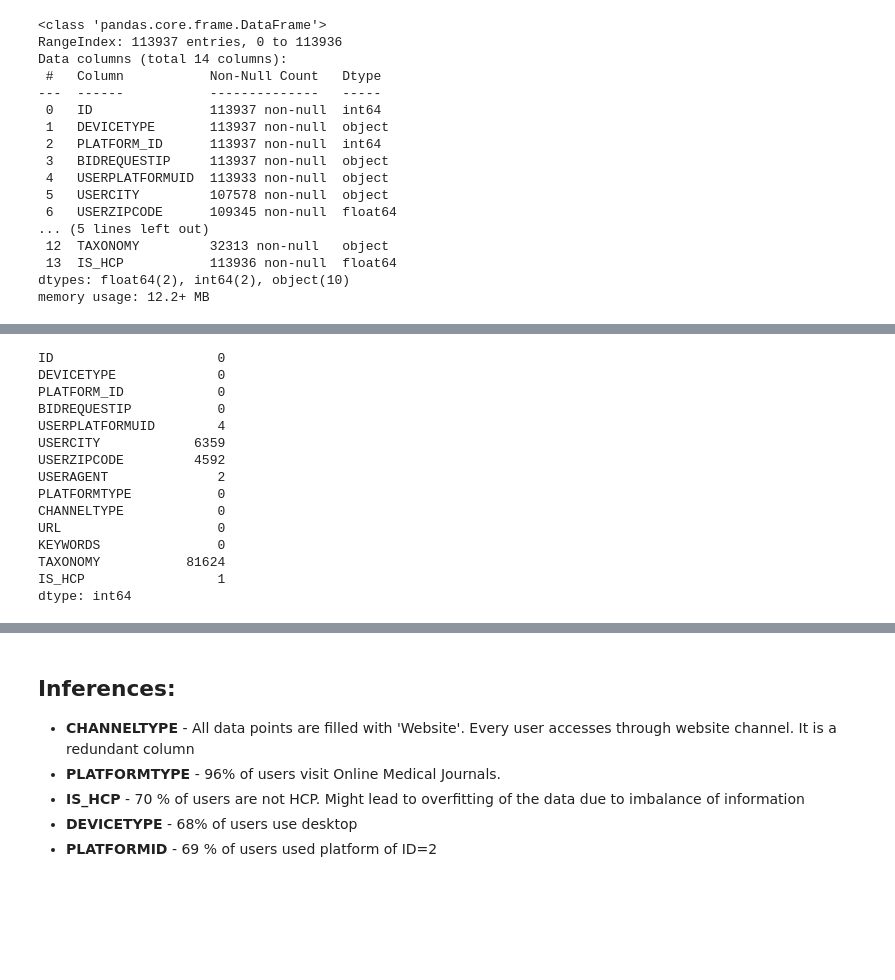
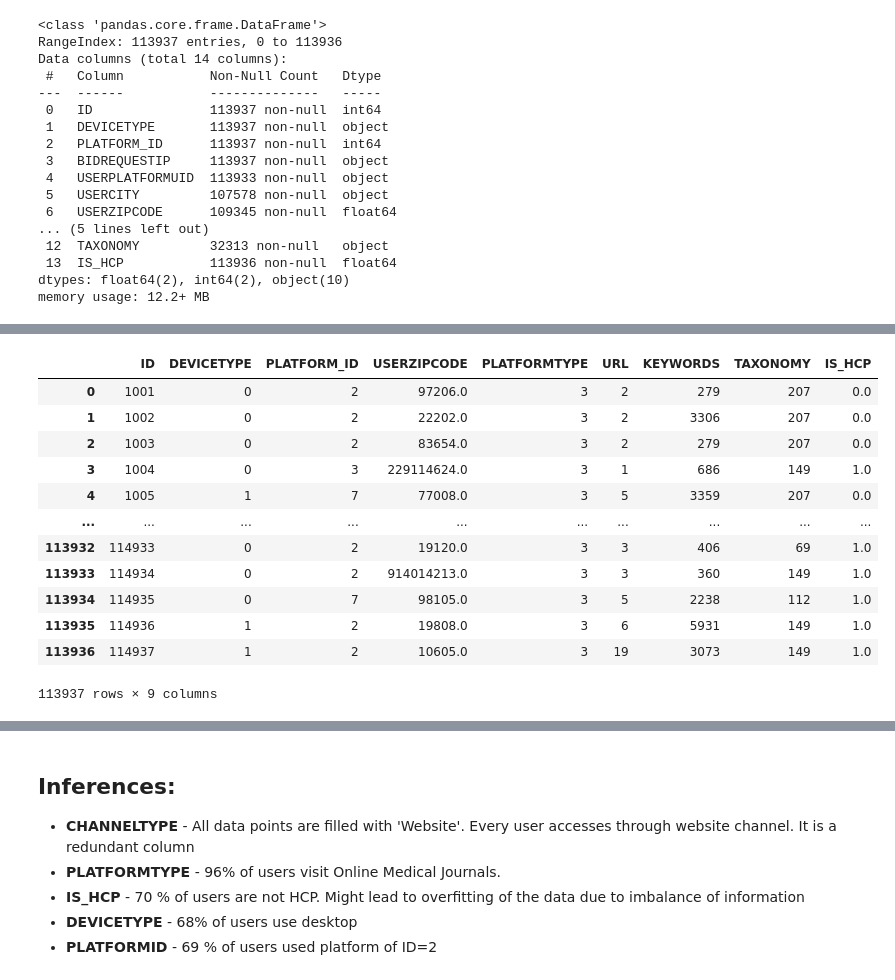
Before and after one commit to HARESH-D/Doceree, a Jupyter notebook: Dataset_analysis_thanush.ipynb, the cells around one changed output, grey strips where cells are left out. Saved outputs shown, nothing was run; the diff lists cells and outputs as text; code cells hidden in the pictures; blank space fills up the shorter version.

```diff
--- a/Dataset_analysis_thanush.ipynb
+++ b/Dataset_analysis_thanush.ipynb
@@ -55,0 +64,12 @@ IS_HCP  {0.0, 1.0, nan}
+# %%
+keywords=dict()
+for i in list(df['KEYWORDS']):
+    temp=i.split('|')
+    for j in temp:
+        if j in keywords:
+            keywords[j]=keywords[j]+1
+        else:
+            keywords[j]=0
+keywords_list=[(keywords[i],i) for i in keywords]
+keywords_list.sort(reverse=True)
+keywords_sortedbyfreq=[i for (j,i) in keywords_list]
@@ -88,21 +126,20 @@ memory usage: 10.9+ MB
 # %%
 df.isnull().sum()
+df.fillna(0)
 # %% [output]
+|  | ID | DEVICETYPE | PLATFORM_ID | USERZIPCODE | PLATFORMTYPE | URL | KEYWORDS | TAXONOMY | IS_HCP |
+| 0 | 1001 | 0 | 2 | 97206.0 | 3 | 2 | 279 | 207 | 0.0 |
+| 1 | 1002 | 0 | 2 | 22202.0 | 3 | 2 | 3306 | 207 | 0.0 |
+| 2 | 1003 | 0 | 2 | 83654.0 | 3 | 2 | 279 | 207 | 0.0 |
+| 3 | 1004 | 0 | 3 | 229114624.0 | 3 | 1 | 686 | 149 | 1.0 |
+| 4 | 1005 | 1 | 7 | 77008.0 | 3 | 5 | 3359 | 207 | 0.0 |
+| ... | ... | ... | ... | ... | ... | ... | ... | ... | ... |
+| 113932 | 114933 | 0 | 2 | 19120.0 | 3 | 3 | 406 | 69 | 1.0 |
+| 113933 | 114934 | 0 | 2 | 914014213.0 | 3 | 3 | 360 | 149 | 1.0 |
+| 113934 | 114935 | 0 | 7 | 98105.0 | 3 | 5 | 2238 | 112 | 1.0 |
+| 113935 | 114936 | 1 | 2 | 19808.0 | 3 | 6 | 5931 | 149 | 1.0 |
+| 113936 | 114937 | 1 | 2 | 10605.0 | 3 | 19 | 3073 | 149 | 1.0 |
-ID                     0
-DEVICETYPE             0
-PLATFORM_ID            0
-BIDREQUESTIP           0
-USERPLATFORMUID        4
-USERCITY            6359
-USERZIPCODE         4592
-USERAGENT              2
-PLATFORMTYPE           0
-CHANNELTYPE            0
-URL                    0
-KEYWORDS               0
-TAXONOMY           81624
-IS_HCP                 1
-dtype: int64
+113937 rows × 9 columns
 # %%
 #Frequently occuring values in a dataset
 for i in df.columns:
```
Also changed, not shown: parts of 32 cells of this notebook.
